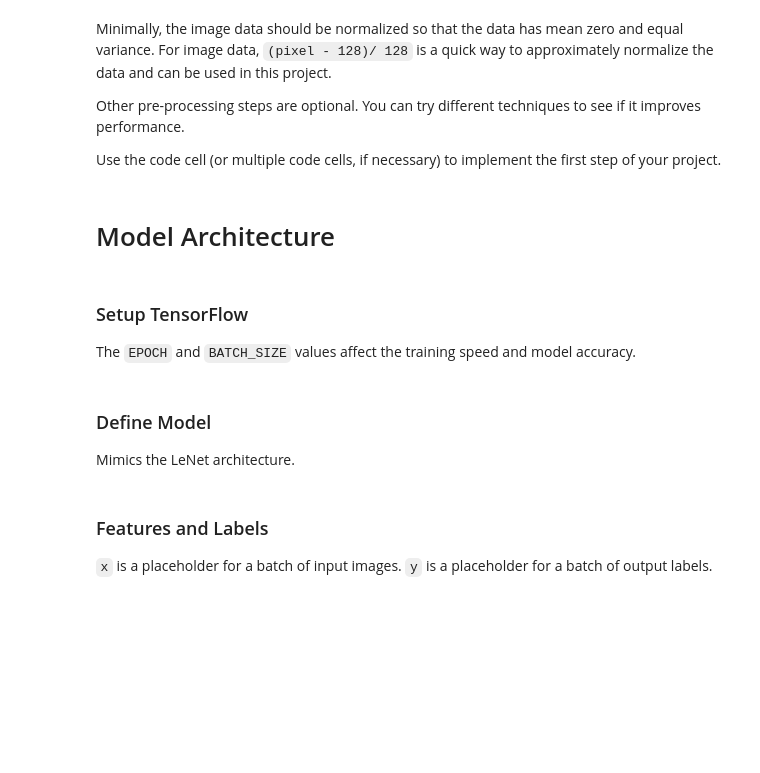
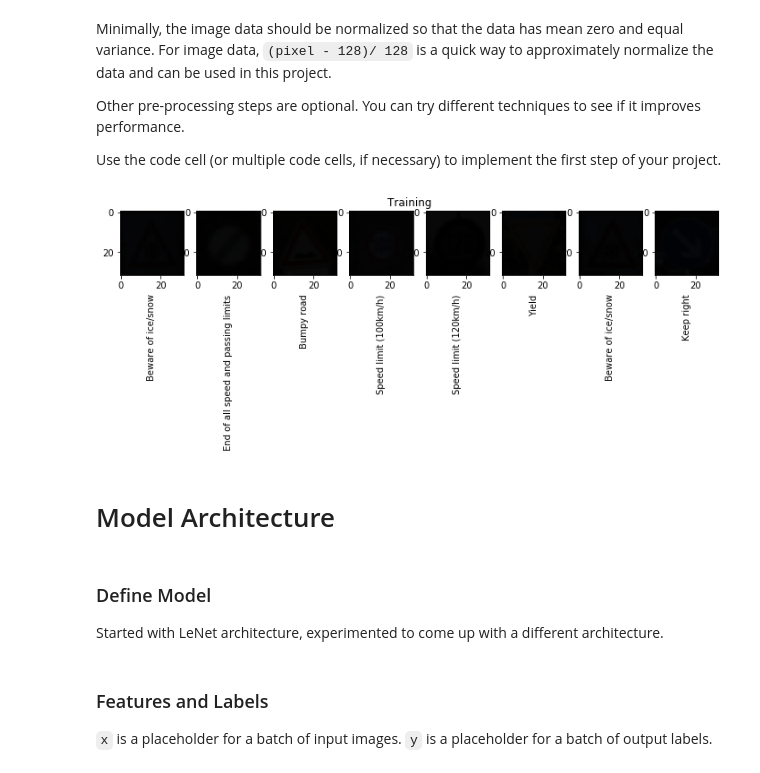
Before and after one commit to itprov/CarND-Traffic-Sign-Classifier-Project, a Jupyter notebook: Traffic_Sign_Classifier.ipynb, the cells around one changed output. Drawn from its saved outputs; the diff is of its cells as text; code cells hidden in the pictures; blank space fills up the shorter version.

```diff
--- a/Traffic_Sign_Classifier.ipynb
+++ b/Traffic_Sign_Classifier.ipynb
@@ -177,23 +201,22 @@ Use the code cell (or multiple code cells, if necessary) to implement the first
 # %%
 ### Preprocess the data here. It is required to normalize the data. Other preprocessing steps could include
 ### converting to grayscale, etc.
 ### Feel free to use as many code cells as needed.
 from sklearn.utils import shuffle
 
-from sklearn.preprocessing import Normalizer
-from sklearn.preprocessing import QuantileTransformer
+from sklearn.preprocessing import Normalizer, StandardScaler, QuantileTransformer
 
-normalizer = Normalizer()
-#normalizer = QuantileTransformer()
-X_train = normalizer.fit_transform(X_train.reshape(n_train, -1)).reshape(X_train.shape)
+preprocessor = Normalizer()
+#preprocessor = StandardScaler()
+#preprocessor = QuantileTransformer()
+X_train = preprocessor.fit_transform(X_train.reshape(n_train, -1)).reshape(X_train.shape)
 
-# Normalize Validation & Test datasets
-X_valid = normalizer.transform(X_valid.reshape(n_validation, -1)).reshape(X_valid.shape)
-X_test = normalizer.transform(X_test.reshape(n_test, -1)).reshape(X_test.shape)
+# Preprocess Validation & Test datasets
+X_valid = preprocessor.transform(X_valid.reshape(n_validation, -1)).reshape(X_valid.shape)
+X_test = preprocessor.transform(X_test.reshape(n_test, -1)).reshape(X_test.shape)
 
-#plot_selected_images(X_train, y_train, 'Training')
+plot_selected_images(X_train, y_train, 'Training')
+# %% [output]
+[figure, added]
 # %% [markdown]
 # Model Architecture
-# %% [markdown]
-### Setup TensorFlow
-The `EPOCH` and `BATCH_SIZE` values affect the training speed and model accuracy.
@@ -205,5 +223,5 @@ BATCH_SIZE = 64
 # %% [markdown]
 ### Define Model
 
-Mimics the LeNet architecture.
+Started with LeNet architecture, experimented to come up with a different architecture.
 # %%
```
Also changed, not shown: parts of 17 cells of this notebook, 18 other files.
